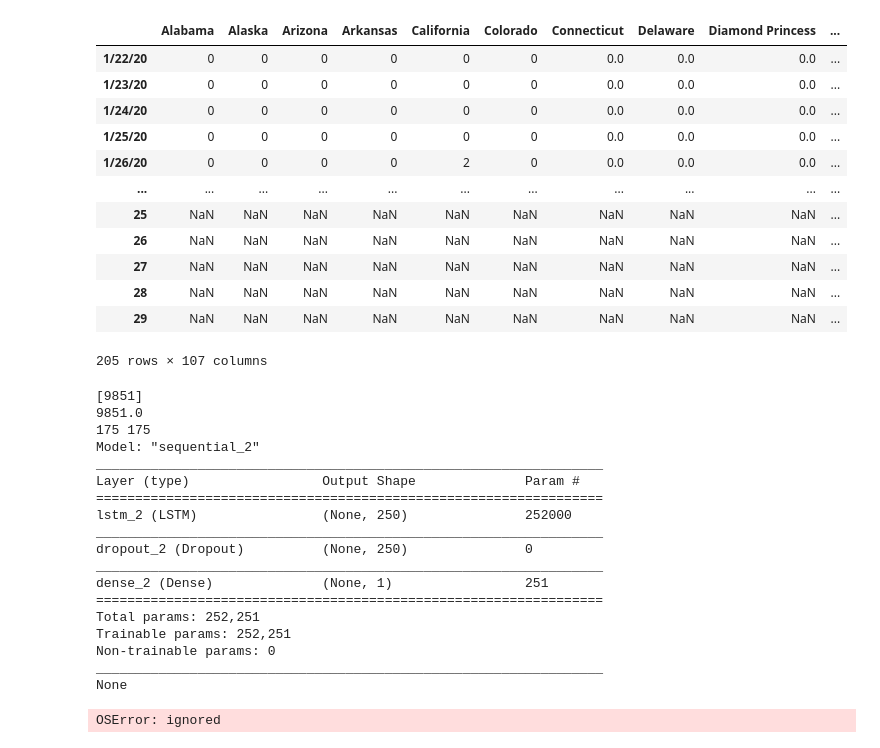
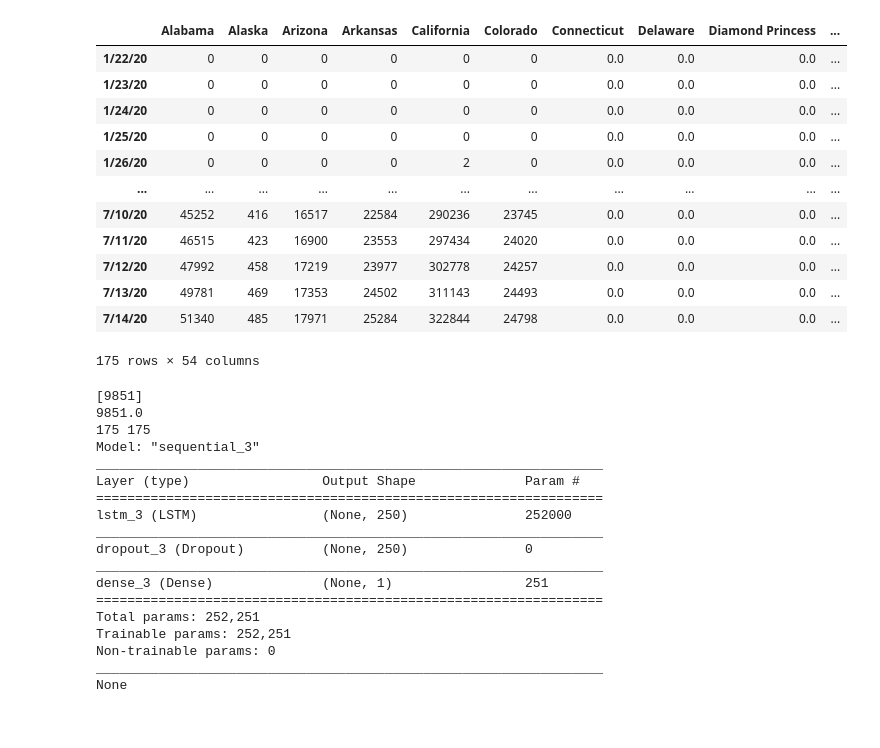
Before and after one commit to 22anirudhk/covid-net, a Jupyter notebook: CovidNetAI.ipynb, the cells around one changed output. Saved outputs shown, nothing was run; the diff lists cells and outputs as text; code cells hidden in the pictures.

```diff
--- a/CovidNetAI.ipynb
+++ b/CovidNetAI.ipynb
@@ -15,45 +15,40 @@ dates = pd.to_datetime(data_frame.columns[11:])#Dates
 #Group by state
 grouped = data_frame.groupby("Province_State", as_index=False)
 
 #Stores all of the data by state instead
 state_data = pd.DataFrame()
 
 #Sum cities into the same state
 for group_name, group in grouped:
     #Get cases for the state
     cases = group[11:]
     #Sum the cases for each day (making it from city count per day to state amount per day)
 
     summed_cases = cases.sum(axis=0)[11:]
 
     state_data[group_name] = summed_cases
 
 
-#Create df of 30 NaNs for each state representing 30 unknown days. Dimensions: (30, number of states)
-nan_frame = pd.DataFrame(index=range(30),columns=range(state_data.shape[1]))
 
-#Stack state data above NaN's
-state_data = pd.concat(axis=0, objs=[state_data, nan_frame])
-#Add dates in the last column
-state_data["Date"] = pd.date_range(start='1/22/2020', periods=len(state_data), freq='D')
+state_data["Date"] = dates
 
 display(state_data)
 
 state_data.to_csv("state_data.csv", index=True)
 # %% [output]
 |  | Alabama | Alaska | Arizona | Arkansas | California | Colorado | Connecticut | Delaware | Diamond Princess | ... |
 | 1/22/20 | 0 | 0 | 0 | 0 | 0 | 0 | 0.0 | 0.0 | 0.0 | ... |
 | 1/23/20 | 0 | 0 | 0 | 0 | 0 | 0 | 0.0 | 0.0 | 0.0 | ... |
 | 1/24/20 | 0 | 0 | 0 | 0 | 0 | 0 | 0.0 | 0.0 | 0.0 | ... |
 | 1/25/20 | 0 | 0 | 0 | 0 | 0 | 0 | 0.0 | 0.0 | 0.0 | ... |
 | 1/26/20 | 0 | 0 | 0 | 0 | 2 | 0 | 0.0 | 0.0 | 0.0 | ... |
 | ... | ... | ... | ... | ... | ... | ... | ... | ... | ... | ... |
-| 25 | NaN | NaN | NaN | NaN | NaN | NaN | NaN | NaN | NaN | ... |
-| 26 | NaN | NaN | NaN | NaN | NaN | NaN | NaN | NaN | NaN | ... |
-| 27 | NaN | NaN | NaN | NaN | NaN | NaN | NaN | NaN | NaN | ... |
-| 28 | NaN | NaN | NaN | NaN | NaN | NaN | NaN | NaN | NaN | ... |
-| 29 | NaN | NaN | NaN | NaN | NaN | NaN | NaN | NaN | NaN | ... |
+| 7/10/20 | 45252 | 416 | 16517 | 22584 | 290236 | 23745 | 0.0 | 0.0 | 0.0 | ... |
+| 7/11/20 | 46515 | 423 | 16900 | 23553 | 297434 | 24020 | 0.0 | 0.0 | 0.0 | ... |
+| 7/12/20 | 47992 | 458 | 17219 | 23977 | 302778 | 24257 | 0.0 | 0.0 | 0.0 | ... |
+| 7/13/20 | 49781 | 469 | 17353 | 24502 | 311143 | 24493 | 0.0 | 0.0 | 0.0 | ... |
+| 7/14/20 | 51340 | 485 | 17971 | 25284 | 322844 | 24798 | 0.0 | 0.0 | 0.0 | ... |
-205 rows × 107 columns
+175 rows × 54 columns
 # %%
 
 # General algorithmic functions I wrote for data preprocessing
@@ -205,19 +200,18 @@ ax.plot(denormalize(phase_time, maxp, 0), denormalize(cases, maxn, 0))
 [9851]
 9851.0
 175 175
-Model: "sequential_2"
+Model: "sequential_3"
 _________________________________________________________________
 Layer (type)                 Output Shape              Param #
 =================================================================
-lstm_2 (LSTM)                (None, 250)               252000
+lstm_3 (LSTM)                (None, 250)               252000
 _________________________________________________________________
-dropout_2 (Dropout)          (None, 250)               0
+dropout_3 (Dropout)          (None, 250)               0
 _________________________________________________________________
-dense_2 (Dense)              (None, 1)                 251
+dense_3 (Dense)              (None, 1)                 251
 =================================================================
 Total params: 252,251
 Trainable params: 252,251
 Non-trainable params: 0
 _________________________________________________________________
 None
-OSError: ignored
```
Also changed, not shown: parts of 3 cells of this notebook.
